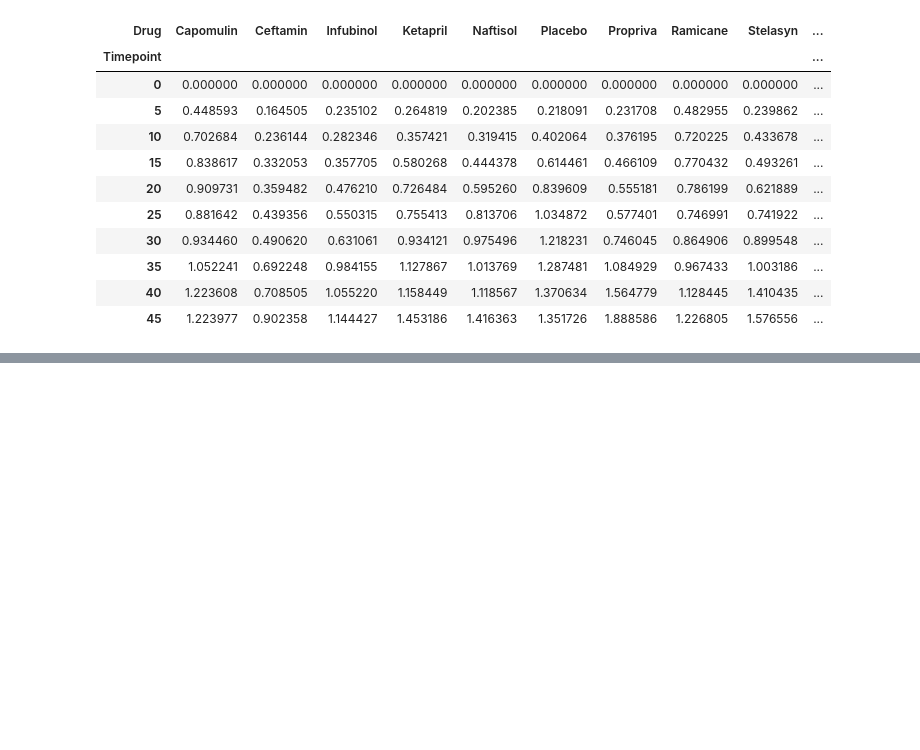
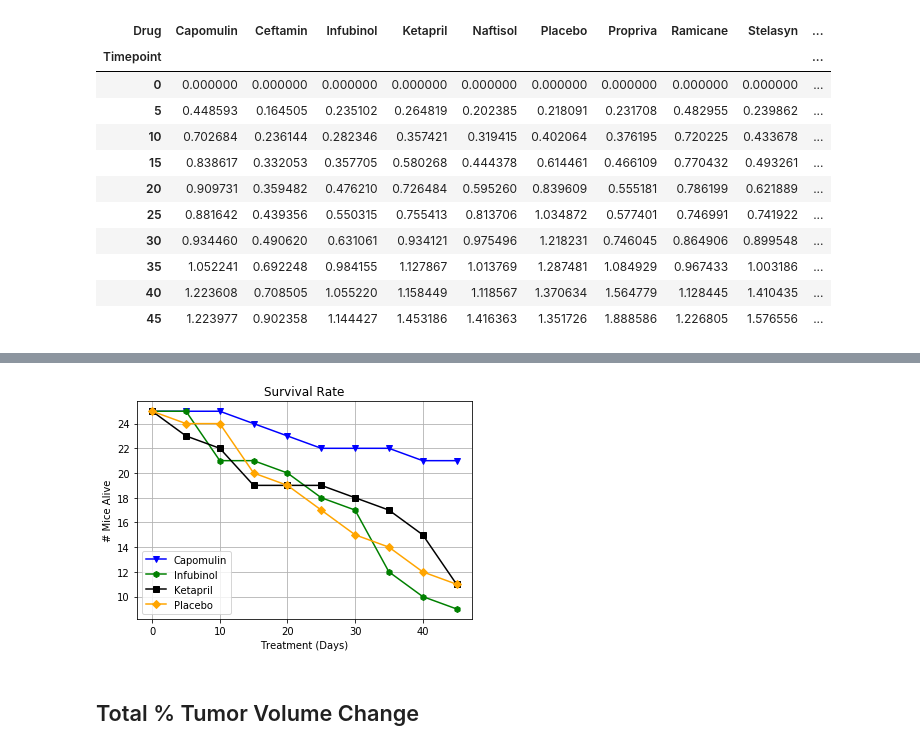
Before and after one commit to cfogel55/BootcampRepo, a Jupyter notebook: Pymaceuticals.ipynb, the cells around one changed output, grey strips where cells are left out. Cells and saved outputs as stored; diff of their text form; code cells hidden in the pictures; blank space fills up the shorter version.

```diff
--- a/Pymaceuticals.ipynb
+++ b/Pymaceuticals.ipynb
@@ -149,0 +203,4 @@ plt.show()
+# %%
+mice_alive = pd.DataFrame(drug_timepoint_groupby['Mouse ID'].count()).reset_index()
+mice_alive = mice_alive.rename(columns={"Mouse ID": "# Mice Alive"})
+mice_alive.head()
@@ -149,0 +214,3 @@ plt.show()
+# %%
+mice_alive_pivot = mice_alive.pivot(index='Timepoint', columns='Drug', values='# Mice Alive')
+mice_alive_pivot
@@ -149,0 +230,25 @@ plt.show()
+# %%
+x_axis = list(np.arange(0, 50, 5))
+
+y_axis = list(mice_alive_pivot['Capomulin'])
+plt.plot(x_axis, y_axis, marker="v",color="blue", linewidth=1.5, label="Capomulin")
+
+y_axis = list(mice_alive_pivot['Infubinol'])
+plt.plot(x_axis, y_axis, marker="h",color="green", linewidth=1.5, label="Infubinol")
+
+y_axis = list(mice_alive_pivot['Ketapril'])
+plt.plot(x_axis, y_axis, marker="s",color="black", linewidth=1.5, label="Ketapril")
+
+y_axis = list(mice_alive_pivot['Placebo'])
+plt.plot(x_axis, y_axis, marker="D",color="orange", linewidth=1.5, label="Placebo")
+
+plt.grid()
+plt.title("Survival Rate")
+plt.xlabel("Treatment (Days)")
+plt.ylabel("# Mice Alive")
+plt.legend()
+plt.show()
+# %% [output]
+[figure, added]
+# %% [markdown]
+## Total % Tumor Volume Change
```
Also changed, not shown: parts of 24 cells of this notebook.
